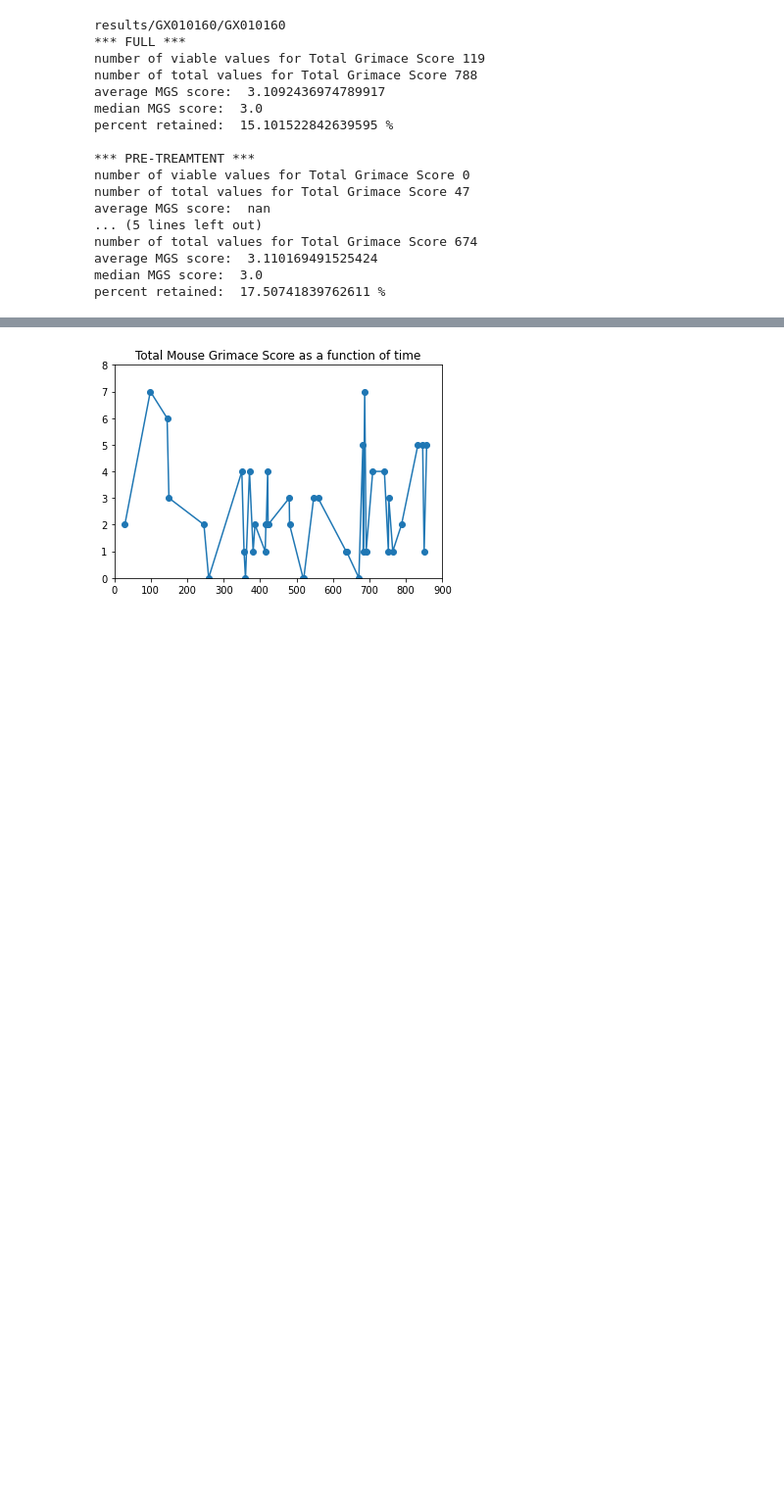
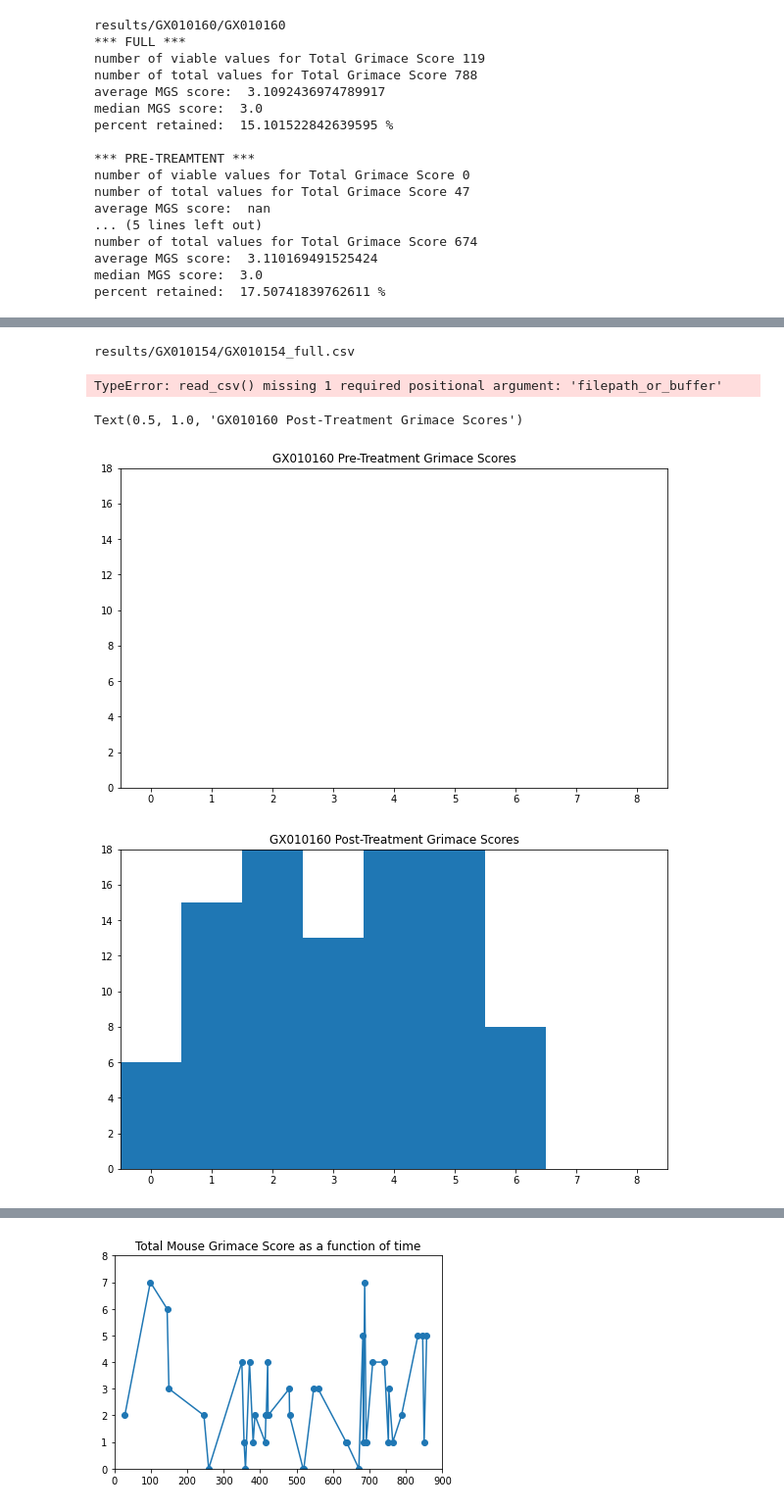
Before and after one commit to anishaiyer27/cv-for-nasal-pain-assay, a Jupyter notebook: Prototype Codebase.ipynb, the cells around one changed output, grey strips where cells are left out. Shown: that part at 98% size. Saved outputs shown, nothing was run; the diff lists cells and outputs as text; code cells hidden in the pictures; blank space fills up the shorter version.

```diff
--- a/Prototype Codebase.ipynb
+++ b/Prototype Codebase.ipynb
@@ -361,0 +113,46 @@ intervals
+# %%
+POSTTREATMENT_START_TIME = 188 #needs to be inputted MANUALLY
+MOUSE_NAME = 'GX010154'
+SUFFIX = "_full.csv"
+FILEPATH = "results/" + MOUSE_NAME + "/" + MOUSE_NAME + SUFFIX
+print(FILEPATH)
+
+df = pd.read_csv(FILEPATH)
+
+# Create the bar plot
+fig, ax = plt.subplots(figsize=(10, 6))
+
+# Adjust the data for the shift
+shifted_x = df['Unnamed: 0'] - POSTTREATMENT_START_TIME
+
+# Determine colors for bars based on the condition (now using the shifted x-values)
+colors = ['orange' if x > 0 else 'blue' for x in shifted_x]
+bars = ax.bar(shifted_x, df['Total Grimace Score'], width=2, color=colors)
+
+# Add scatter plot on top of the bar plot with color conditions (using the shifted x-values)
+dot_colors = ['orange' if x > 0 else 'blue' for x in shifted_x]
+ax.scatter(shifted_x, df['Total Grimace Score'], color=dot_colors)
+
+# Add vertical dashed line at new x = 0
+plt.axvline(x=0, color='red', linestyle='--', label='Start of Post-Treatment')
+
+plt.xlabel('Time (s) after treatment')
+plt.ylabel('Total Grimace Score')
+plt.title(f'{MOUSE_NAME} Grimace Scores over Time')
+
+# Adjusting x-ticks: set ticks and labels for every 50 values before and after 0
+min_tick = int(shifted_x.min() // 50) * 50
+max_tick = int(shifted_x.max() // 50) * 50
+ticks = np.arange(min_tick, max_tick + 1, 50)
+ax.set_xticks(ticks)
+ax.set_xticklabels(ticks)  # Labels now represent the shifted values
+
+plt.legend()
+
+# Set the minimum y-axis limit slightly below zero to make zero values visible
+ax.set_ylim(bottom=-0, top=8)  # Adjust as needed
+
+plt.show()
+# %% [output]
+results/GX010154/GX010154_full.csv
+TypeError: read_csv() missing 1 required positional argument: 'filepath_or_buffer'
@@ -361,0 +163,31 @@ intervals
+# %%
+# HISTOGRAM
+
+MOUSE_NAME = 'GX010160'
+PRESUFFIX = "_pre_treatment.csv"
+POSTSUFFIX = "_post_treatment.csv"
+PREFILEPATH = "results/" + MOUSE_NAME + "/" + MOUSE_NAME + PRESUFFIX
+POSTFILEPATH = "results/" + MOUSE_NAME + "/" + MOUSE_NAME + POSTSUFFIX
+
+# Load the data
+pre = pd.read_csv(PREFILEPATH)
+post = pd.read_csv(POSTFILEPATH)
+
+# Plot the binned data
+plt.figure(figsize=(10, 6))
+plt.xlim(-0.5, 8.5)
+plt.ylim(0, 18)
+plt.hist(pre['Total Grimace Score'], np.array(range(8))-0.5)
+plt.title(f'{MOUSE_NAME} Pre-Treatment Grimace Scores')
+#plt.show()
+
+plt.figure(figsize=(10, 6))
+plt.xlim(-0.5, 8.5)
+plt.ylim(0, 18)
+plt.hist(post['Total Grimace Score'], np.array(range(8))-0.5)
+plt.title(f'{MOUSE_NAME} Post-Treatment Grimace Scores')
+#plt.show()
+# %% [output]
+Text(0.5, 1.0, 'GX010160 Post-Treatment Grimace Scores')
+[figure, added]
+[figure, added]
```
Also changed, not shown: parts of 23 cells of this notebook.
